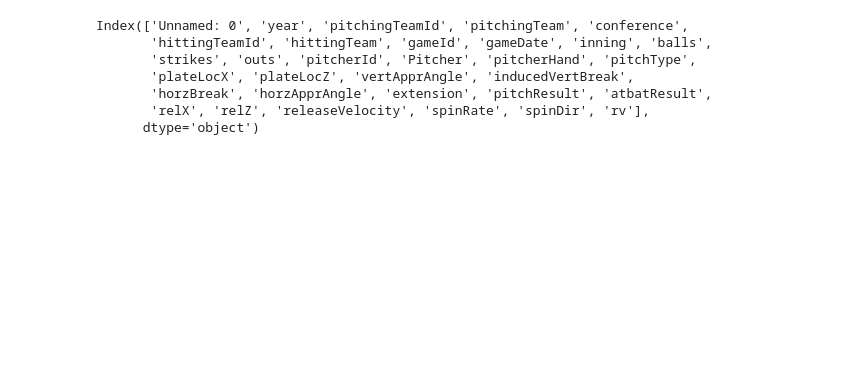
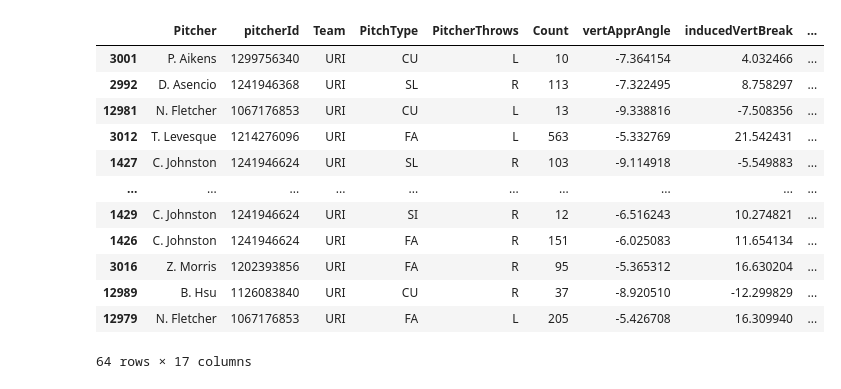
Before and after one commit to willfriel1028/uri_baseball, a Jupyter notebook: stuff+/stuff_plus.ipynb, the cells around one changed output. Drawn from its saved outputs; the diff is of its cells as text; code cells hidden in the pictures; blank space fills up the shorter version.

```diff
--- a/stuff+/stuff_plus.ipynb
+++ b/stuff+/stuff_plus.ipynb
@@ -1,7 +1,9 @@
 # %%
 import pandas as pd
 import numpy as np
-from sklearn.ensemble import RandomForestRegressor
+import pickle
+from lightgbm import LGBMRegressor
+MODELS_CACHE = {}
 # %%
 df = pd.read_csv("full_data.csv")
 # %%
@@ -12,31 +19,0 @@ lr = ["L", "R"]
-# %%
-def pred(test, train, features, target):
-
-    X_train = train[features]
-    y_train = train[target]
-    X_test = test[features]
-
-    model = RandomForestRegressor(
-        n_estimators=500,
-        max_depth=4,
-        min_samples_split=10,
-        min_samples_leaf=5,
-        max_features='sqrt',
-        max_samples=0.8,
-        class_weight='balanced',
-        random_state=42,
-        n_jobs=1
-    )
-
-    model.fit(X_train, y_train)
-    predictions = model.predict(X_test)
-
-    return pd.Series(predictions, index=data_test.index)
-# %% [output]
-Index(['Unnamed: 0', 'year', 'pitchingTeamId', 'pitchingTeam', 'conference',
-       'hittingTeamId', 'hittingTeam', 'gameId', 'gameDate', 'inning', 'balls',
-       'strikes', 'outs', 'pitcherId', 'Pitcher', 'pitcherHand', 'pitchType',
-       'plateLocX', 'plateLocZ', 'vertApprAngle', 'inducedVertBreak',
-       'horzBreak', 'horzApprAngle', 'extension', 'pitchResult', 'atbatResult',
-       'relX', 'relZ', 'releaseVelocity', 'spinRate', 'spinDir', 'rv'],
-      dtype='object')
@@ -51,6 +20,11 @@ for pitcher in pitchers:
 # %%
-for pitch in pitches:
-    for side in lr:
-        data = df[(df["pitchType"] == pitch) & (df["pitcherHand"] == side)]
-        train = data[data["year"] < 2025]
-        test = data[data["year"] == 2025]
+def pred_rv(test, features, target, pitch, side):
+    if (pitch, side) not in MODELS_CACHE:
+        with open(f'models/25_{pitch}_{side}.pkl', 'rb') as f:
+            MODELS_CACHE[(pitch, side)] = pickle.load(f)
+
+    model = MODELS_CACHE[(pitch, side)]
+    X_test = test[features]
+    predictions = model.predict(X_test)
+
+    return pd.Series(predictions, index=test.index)
@@ -56,0 +54,16 @@ for pitch in pitches:
+# %%
+stuff[stuff["Team"] == "URI"].sort_values("xrv")
+# %% [output]
+|  | Pitcher | pitcherId | Team | PitchType | PitcherThrows | Count | vertApprAngle | inducedVertBreak | ... |
+| 3001 | P. Aikens | 1299756340 | URI | CU | L | 10 | -7.364154 | 4.032466 | ... |
+| 2992 | D. Asencio | 1241946368 | URI | SL | R | 113 | -7.322495 | 8.758297 | ... |
+| 12981 | N. Fletcher | 1067176853 | URI | CU | L | 13 | -9.338816 | -7.508356 | ... |
+| 3012 | T. Levesque | 1214276096 | URI | FA | L | 563 | -5.332769 | 21.542431 | ... |
+| 1427 | C. Johnston | 1241946624 | URI | SL | R | 103 | -9.114918 | -5.549883 | ... |
+| ... | ... | ... | ... | ... | ... | ... | ... | ... | ... |
+| 1429 | C. Johnston | 1241946624 | URI | SI | R | 12 | -6.516243 | 10.274821 | ... |
+| 1426 | C. Johnston | 1241946624 | URI | FA | R | 151 | -6.025083 | 11.654134 | ... |
+| 3016 | Z. Morris | 1202393856 | URI | FA | R | 95 | -5.365312 | 16.630204 | ... |
+| 12989 | B. Hsu | 1126083840 | URI | CU | R | 37 | -8.920510 | -12.299829 | ... |
+| 12979 | N. Fletcher | 1067176853 | URI | FA | L | 205 | -5.426708 | 16.309940 | ... |
+64 rows × 17 columns
```
Also changed, not shown: parts of 17 cells of this notebook, 16 other files.
